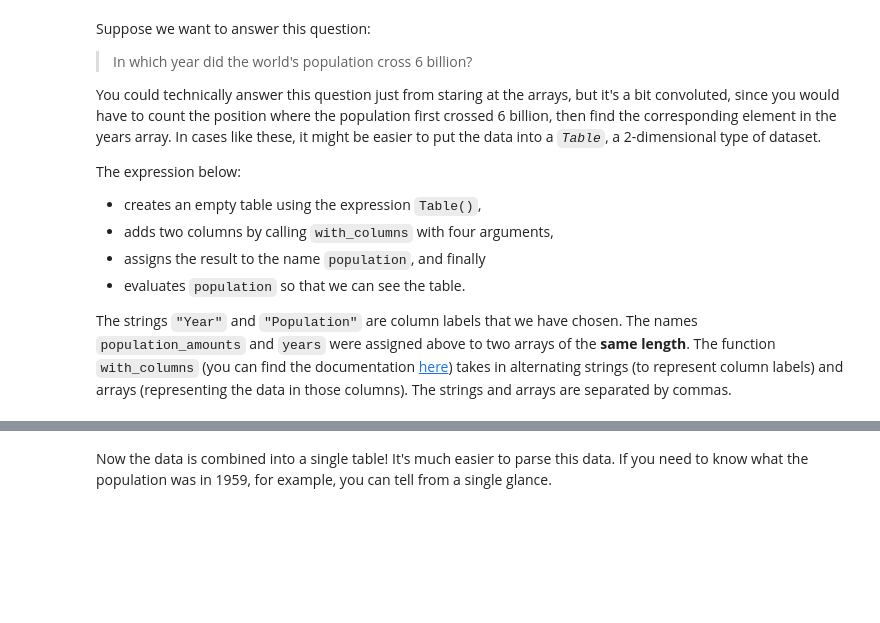
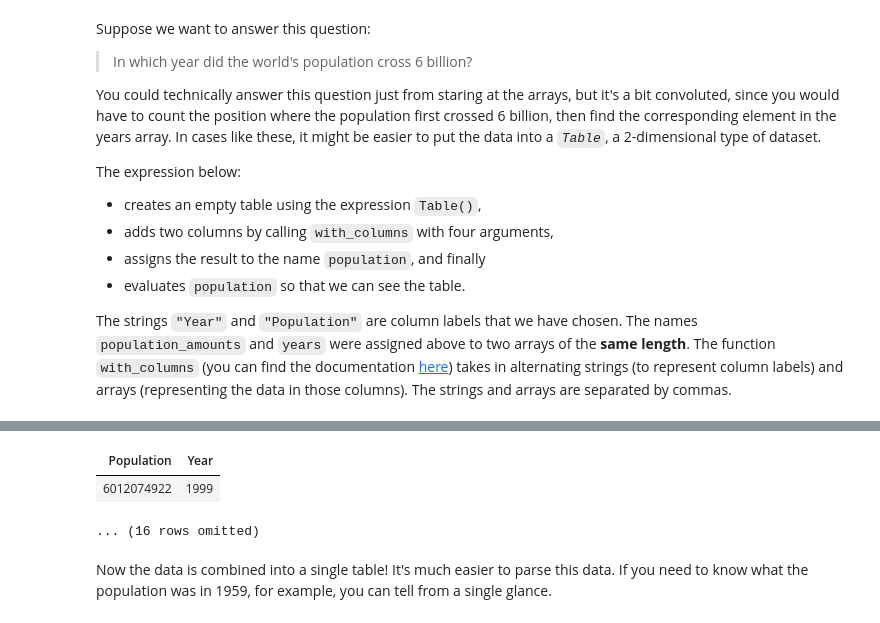
Before and after one commit to kimbrianj/bsos233-sp20, a Jupyter notebook: labs/lab2/lab2.ipynb, the cells around one changed output, grey strips where cells are left out. Cells and saved outputs as stored; diff of their text form; code cells hidden in the pictures; blank space fills up the shorter version.

```diff
--- a/labs/lab2/lab2.ipynb
+++ b/labs/lab2/lab2.ipynb
@@ -181,3 +317,9 @@ population
+# %%
+population.where("Population", are.above(6000000000)).sort('Year').show(1)
+# %% [output]
+| Population | Year |
+| 6012074922 | 1999 |
+... (16 rows omitted)
 # %% [markdown]
 Now the data is combined into a single table! It's much easier to parse this data. If you need to know what the population was in 1959, for example, you can tell from a single glance.
 # %% [markdown]
```
Also changed, not shown: parts of 46 cells of this notebook.
